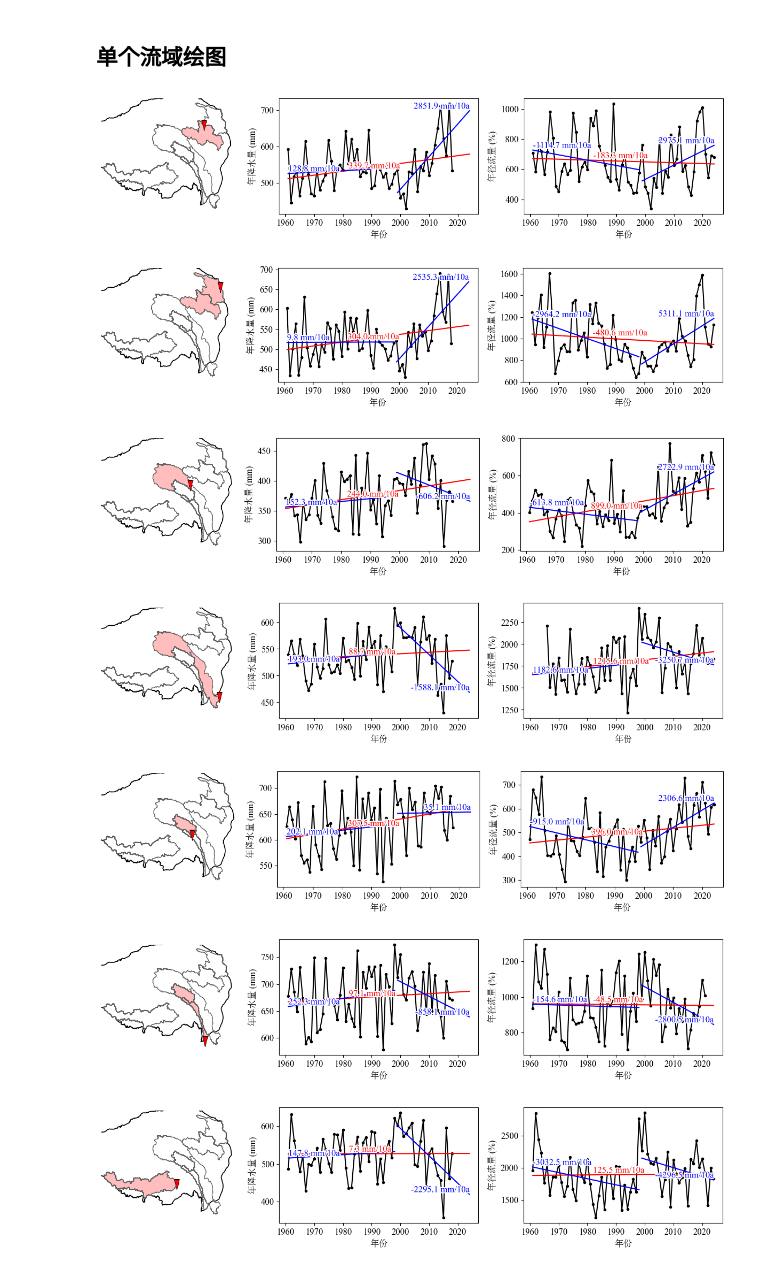
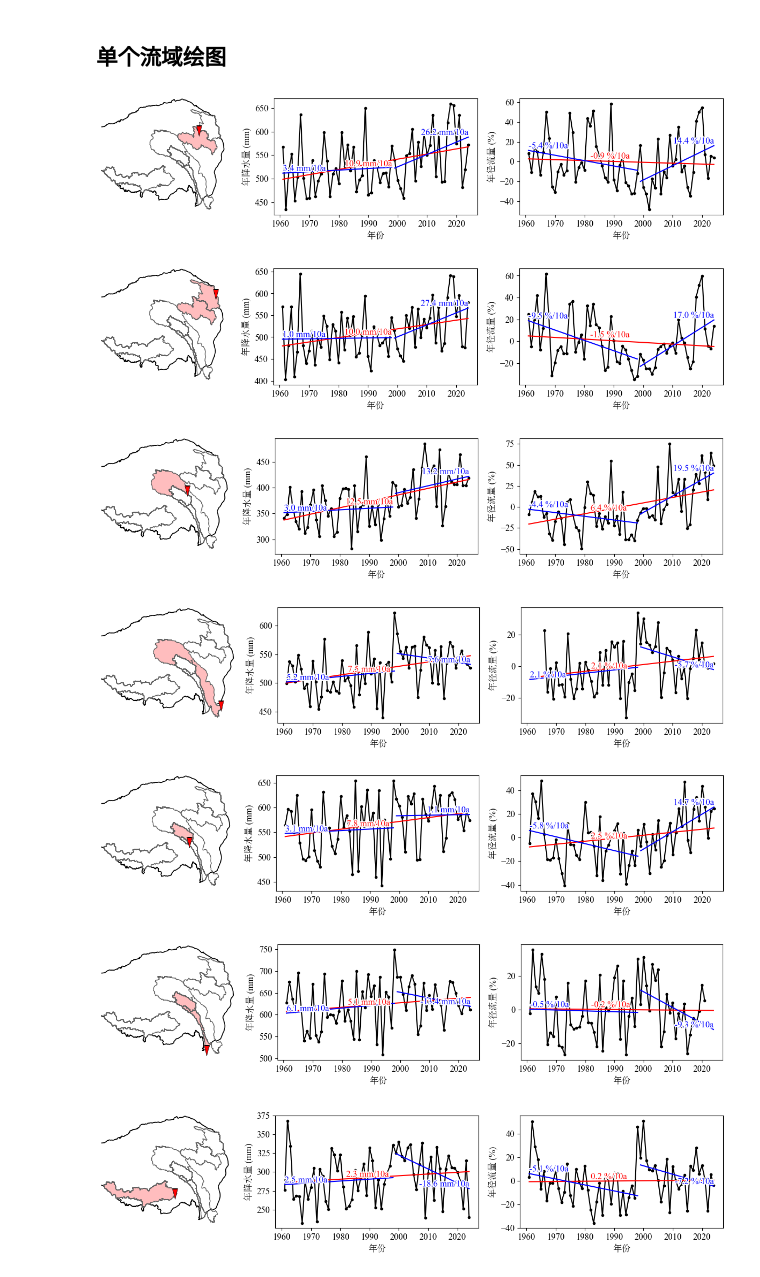
Before and after one commit to ZhongruiNing/QTP_Trend, a Jupyter notebook: codes/run_series.ipynb, the cells around one changed output. Saved outputs shown, nothing was run; the diff lists cells and outputs as text; code cells hidden in the pictures.

```diff
--- a/codes/run_series.ipynb
+++ b/codes/run_series.ipynb
@@ -162,7 +164,7 @@ study_cat_gdf = gpd.read_file(study_cat_fp)
 hydro_station_fp = "../data/shape/hydro_stations.shp"
 hydro_station_gdf = gpd.read_file(hydro_station_fp)
 # %%
-extent = [82, 104, 24.7, 38.5]
+extent = [82, 104, 24.7, 39.4]
 triangle_verts = [
     [0.0, -1.0],   # 底部中点
     [-0.5, 1.0],   # 左上角（宽度不变，高度拉长）
@@ -228,7 +230,7 @@ def plot_trend_analysis(ax, data, ylabel=None, unit='mm'):
     p, q = cal_polyfit(all_x, all_y)
     all_y_fit = p * all_x + q
     ax.plot(data.index, all_y_fit, color='red')
-    add_text(ax, data.index, all_y_fit, f"{(p*10*86400*365/1e6):.1f} {unit}/10a", color='red')
+    add_text(ax, data.index, all_y_fit, f"{(p*10):.1f} {unit}/10a", color='red')
 
     bef_data = data[data.index.year <= 1998]
     bef_x = bef_data.index.year
@@ -236,7 +238,7 @@ def plot_trend_analysis(ax, data, ylabel=None, unit='mm'):
     p, q = cal_polyfit(bef_x, bef_y)
     bef_y_fit = p * bef_x + q
     ax.plot(bef_data.index, bef_y_fit, color='blue')
-    add_text(ax, bef_data.index, bef_y_fit, f"{(p*10*86400*365/1e6):.1f} {unit}/10a", color='blue', loc=2)
+    add_text(ax, bef_data.index, bef_y_fit, f"{(p*10):.1f} {unit}/10a", color='blue', loc=2)
 
     aft_data = data[data.index.year > 1998]
     aft_x = aft_data.index.year
@@ -244,7 +246,7 @@ def plot_trend_analysis(ax, data, ylabel=None, unit='mm'):
     p, q = cal_polyfit(aft_x, aft_y)
     aft_y_fit = p * aft_x + q
     ax.plot(aft_data.index, aft_y_fit, color='blue')
-    add_text(ax, aft_data.index, aft_y_fit, f"{(p*10*86400*365/1e6):.1f} {unit}/10a", color='blue', loc=3, ha='right')
+    add_text(ax, aft_data.index, aft_y_fit, f"{(p*10):.1f} {unit}/10a", color='blue', loc=3, ha='right')
 
     ax.set_xlabel('年份')
     ax.set_ylabel(ylabel)
@@ -271,38 +273,38 @@ fill_list = [['TNH'],
 # %%
 for b in range(len(basin_list)):
     basin = basin_list[b]
     hydro_show = hydro_show_list[b]
     fill = fill_list[b]
 
     fig = plt.figure(figsize=(12, 3))
     gs = gridspec.GridSpec(1, 3, figure=fig, width_ratios=[2, 3, 3])
 
     ax1 = fig.add_subplot(gs[0, 0], projection=projection)
     ax2 = fig.add_subplot(gs[0, 1])
     ax3 = fig.add_subplot(gs[0, 2])
 
     plot_assist_element(ax1, qtp_bound=True, study_cat=True, hydro_stations=True, hydro_stations_show=hydro_show, cat_fill=fill)
 
     all_hc = pd.read_csv(f"../data/hc/hc_{basin}.txt", sep='\t', parse_dates=['Time'], index_col='Time')
     all_hc = all_hc['1961-01-01':'2024-12-31']
 
-    pre_series = all_hc['pre_cn05'].resample("YS").sum(min_count=3)
-    # run_series = 100 * (all_hc['runoff'].resample("YS").mean() - all_hc['runoff'].resample("YS").mean().mean()) / all_hc['runoff'].resample("YS").mean().mean()
-    run_series = all_hc['runoff'].resample("YS").mean()
+    pre_series = all_hc['pre_cru'].resample("YS").sum(min_count=3)
+    run_series = 100 * (all_hc['runoff'].resample("YS").mean() - all_hc['runoff'].resample("YS").mean().mean()) / all_hc['runoff'].resample("YS").mean().mean()
+    # run_series = all_hc['runoff'].resample("YS").mean()
 
     plot_trend_analysis(ax2, pre_series, '年降水量 (mm)', unit='mm')
-    plot_trend_analysis(ax3, run_series, '年径流量 (%)', unit='mm')
+    plot_trend_analysis(ax3, run_series, '年径流量 (%)', unit='%')
 
     # ax2.plot(pre_series, color='black', marker='o', markersize=4)
     # ax3.plot(run_series, color='black', marker='o', markersize=4)
 
     plt.tight_layout()
-    # plt.savefig(f"../figures/runoff_series/runoff_{basin}.pdf", bbox_inches='tight')
+    plt.savefig(f"../figures/runoff_series/runoff_{basin}.pdf", bbox_inches='tight')
 # %% [output]
-[figure, old version]
+[figure, new version]
-[figure, old version]
+[figure, new version]
-[figure, old version]
+[figure, new version]
-[figure, old version]
+[figure, new version]
-[figure, old version]
+[figure, new version]
-[figure, old version]
+[figure, new version]
-[figure, old version]
+[figure, new version]
```
Also changed, not shown: parts of 6 cells of this notebook, 18 other files.
